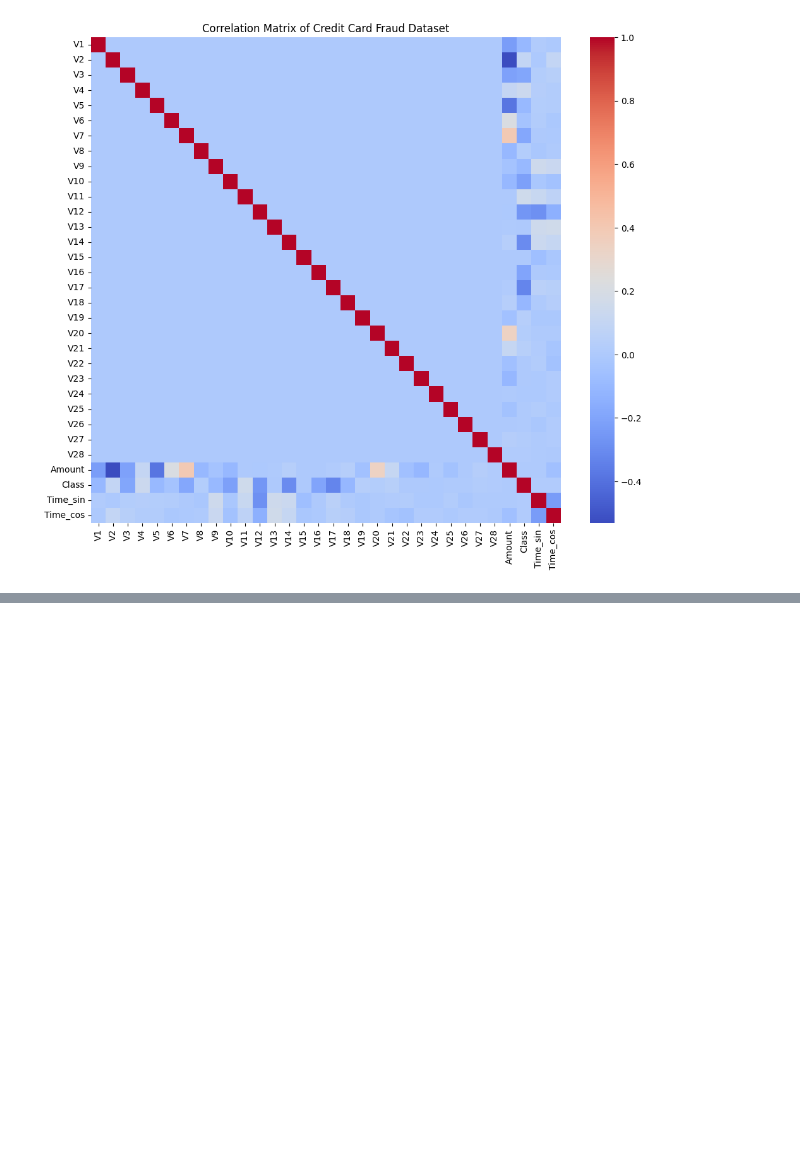
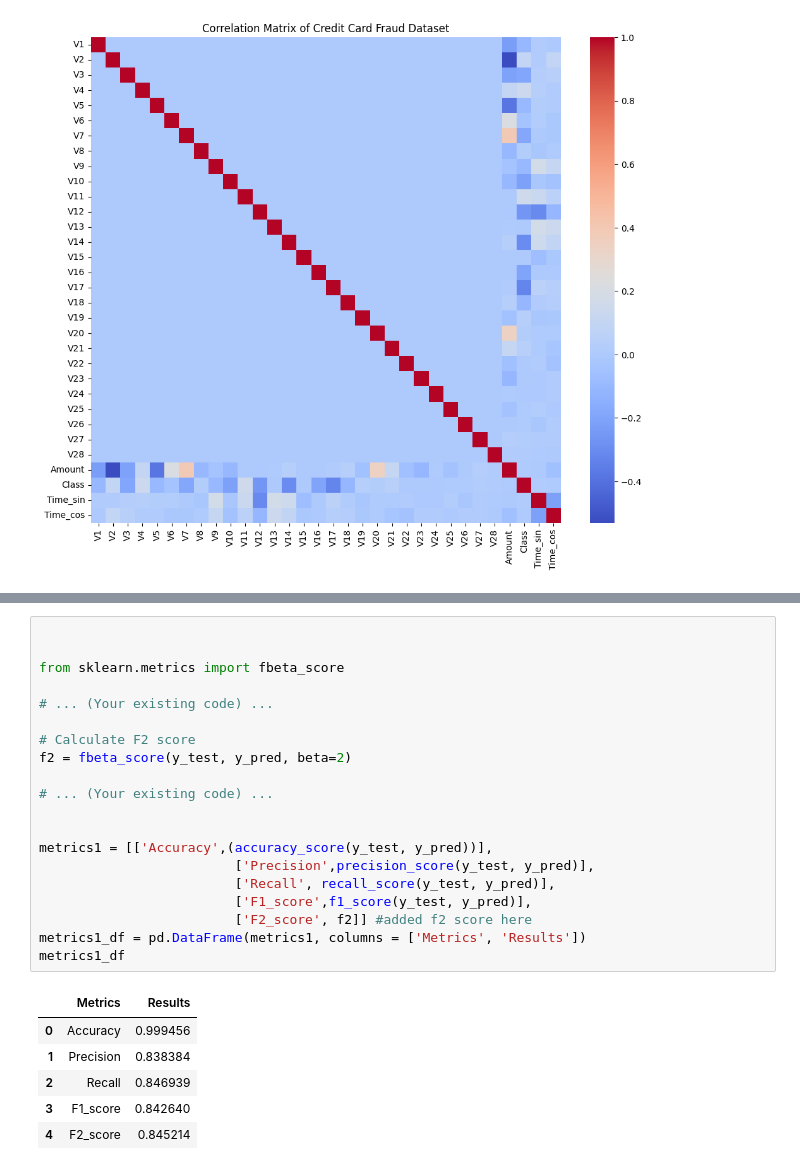
Before and after one commit to arjnmj/ML-Fraud-Detection, a Jupyter notebook: RFClassifier.ipynb, the cells around one changed output, grey strips where cells are left out. Drawn from its saved outputs; the diff is of its cells as text; blank space fills up the shorter version.

```diff
--- a/RFClassifier.ipynb
+++ b/RFClassifier.ipynb
@@ -135,0 +151,27 @@ plt.show()
+# %%
+
+
+from sklearn.metrics import fbeta_score
+
+# ... (Your existing code) ...
+
+# Calculate F2 score
+f2 = fbeta_score(y_test, y_pred, beta=2)
+
+# ... (Your existing code) ...
+
+
+metrics1 = [['Accuracy',(accuracy_score(y_test, y_pred))],
+                         ['Precision',precision_score(y_test, y_pred)],
+                         ['Recall', recall_score(y_test, y_pred)],
+                         ['F1_score',f1_score(y_test, y_pred)],
+                         ['F2_score', f2]] #added f2 score here
+metrics1_df = pd.DataFrame(metrics1, columns = ['Metrics', 'Results'])
+metrics1_df
+# %% [output]
+|  | Metrics | Results |
+| 0 | Accuracy | 0.999456 |
+| 1 | Precision | 0.838384 |
+| 2 | Recall | 0.846939 |
+| 3 | F1_score | 0.842640 |
+| 4 | F2_score | 0.845214 |
```
Also changed, not shown: parts of 9 cells of this notebook.
